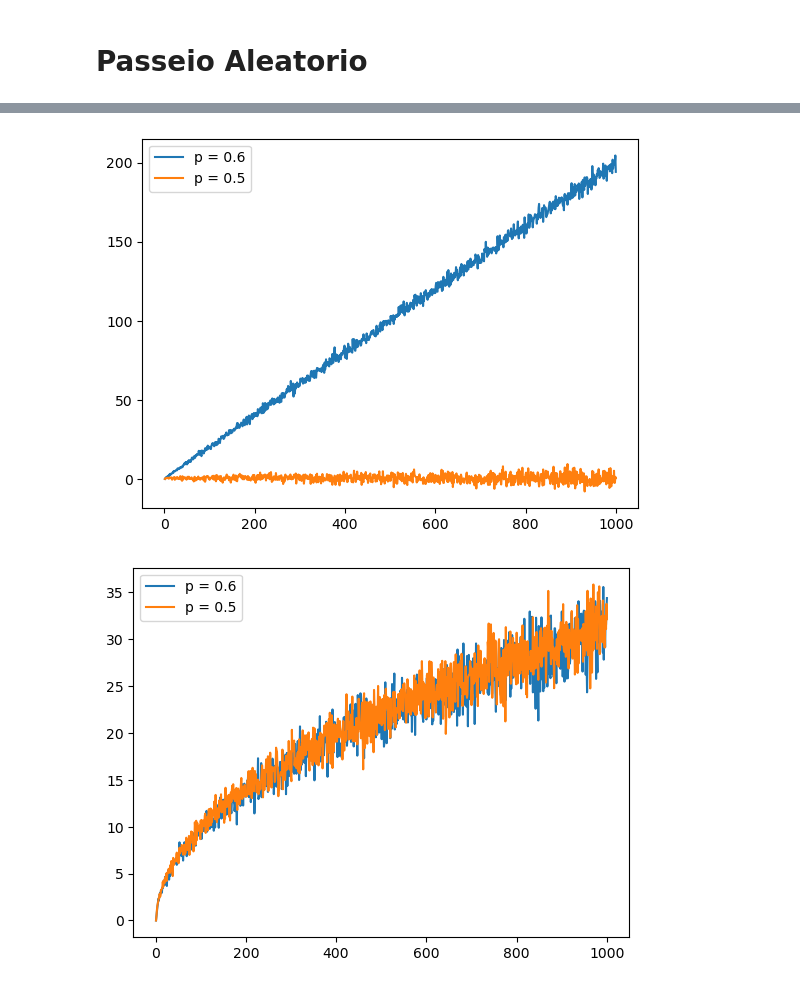
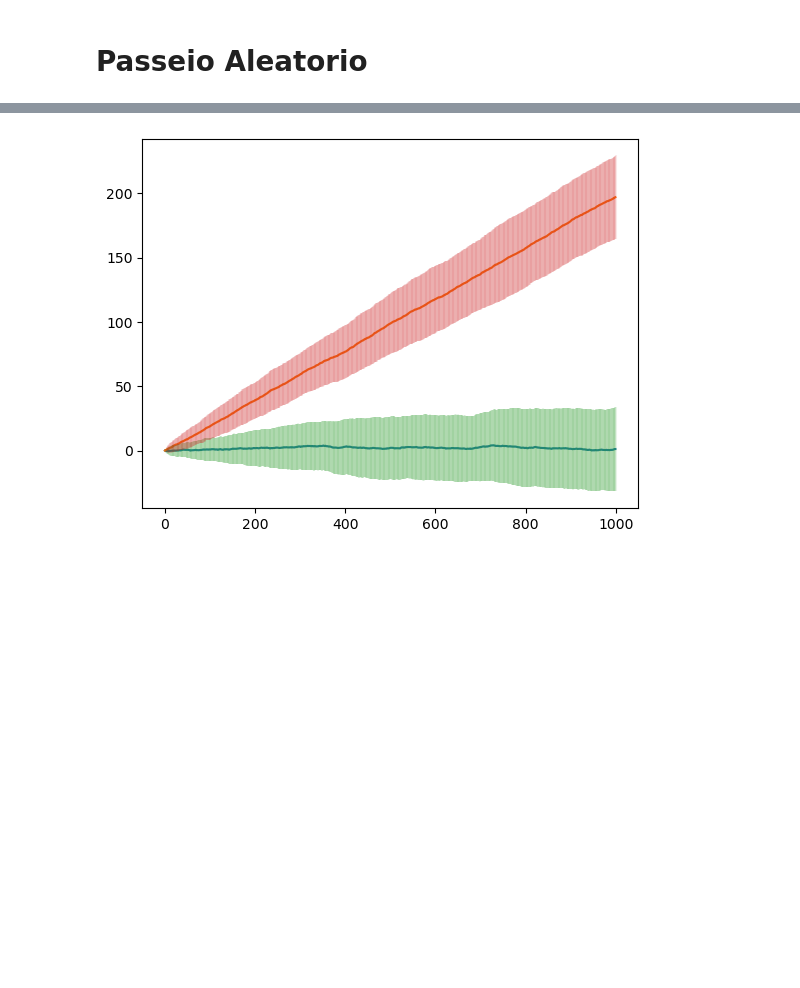
Before and after one commit to Rogerio-buso/Fisica-Computacional, a Jupyter notebook: Atividade 4/randomwalk.ipynb, the cells around one changed output, grey strips where cells are left out. Cells and saved outputs as stored; diff of their text form; code cells hidden in the pictures; blank space fills up the shorter version.

```diff
--- a/Atividade 4/randomwalk.ipynb
+++ b/Atividade 4/randomwalk.ipynb
@@ -100,14 +49,33 @@ media2, dp2 = media_dp(1000, 0.5, num_passeios)
-# %%
-# plota os gráficos da média.
-plt.plot(n, media1, label='p = 0.6')
-plt.plot(n, media2, label='p = 0.5')
-plt.legend()
-plt.show()
-# plota os gráficos de desvio padrão.
-plt.plot(n, dp1, label='p = 0.6')
-plt.plot(n, dp2, label='p = 0.5')
-plt.legend()
-plt.show()
-# %% [output]
-[figure, removed]
-[figure, removed]
+# %%
+'''
+Calcula a média e o desvio padrão usando as funções np.mean e np.std.
+O parâmetro axis diz se o cálculo será feito nas linhas ou colunas.
+No caso mostrado é feito nas linhas, uma vez que são as posições para um
+mesmo instantede tempo.
+'''
+import numpy as np
+import matplotlib.pyplot as plt
+
+n = np.linspace(1, 1000, 1000)
+
+gerador = np.random.choice([-1, 1], [1000, 100], p=[0.5, 0.5])
+posicao1 = np.cumsum(gerador, axis=0)
+posicao1 = posicao1 - posicao1[0]
+
+gerador = np.random.choice([-1, 1], [1000, 100], p=[0.4, 0.6])
+posicao2 = np.cumsum(gerador, axis=0)
+posicao2 = posicao2 - posicao2[0]
+
+media1 = np.mean(posicao1, axis=1) # axis=1 se refere à média feita nas linhas
+media2 = np.mean(posicao2, axis=1)
+
+dp1 = np.std(posicao1, axis=1)
+dp2 = np.std(posicao2, axis=1)
+
+plt.plot(media1)
+plt.plot(media2)
+plt.errorbar(n, media1, yerr=dp1, alpha=0.1)
+plt.errorbar(n, media2, yerr=dp2, alpha=0.1)
+plt.show()
+# %% [output]
+[figure, added]
```
Also changed, not shown: parts of 6 cells of this notebook, 1 other file.
